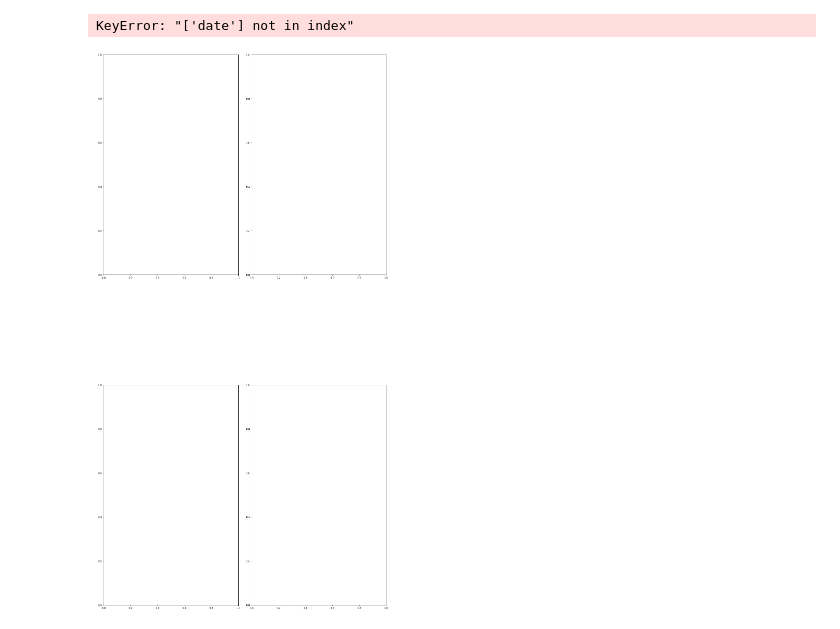
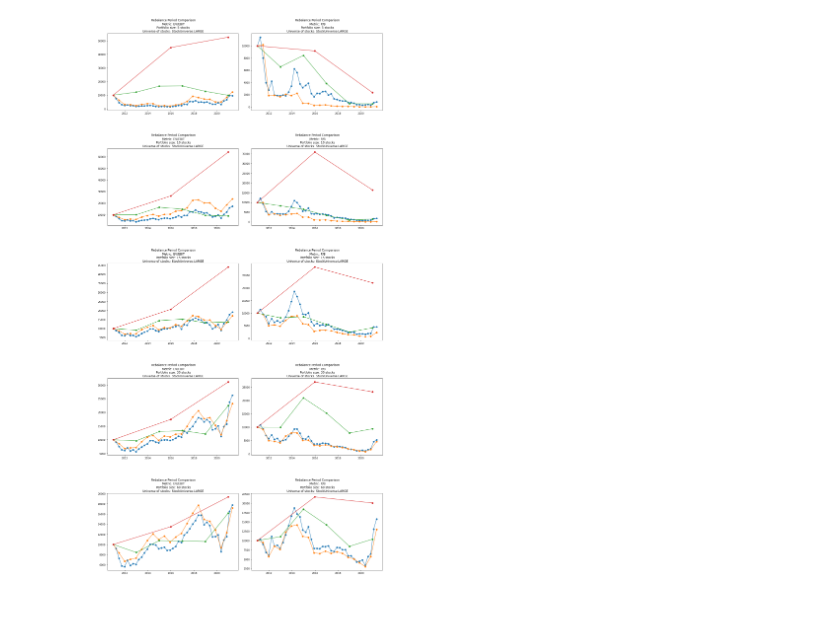
Before and after one commit to Olshansk/tip, a Jupyter notebook: notebooks/BackTest_InvestigateData.ipynb, the cells around one changed output. Saved outputs shown, nothing was run; the diff lists cells and outputs as text; code cells hidden in the pictures.

```diff
--- a/notebooks/BackTest_InvestigateData.ipynb
+++ b/notebooks/BackTest_InvestigateData.ipynb
@@ -39,14 +36,20 @@ DEVELOPMENT = False
 env = 'dev' if DEVELOPMENT else 'prod'
 # %%
 all_df_results = defaultdict(lambda: defaultdict(pd.DataFrame))
-all_rebalance_days = [90] # [90, 180, 730, 1825]
-all_portfolio_sizes = [30] # [5, 10, 15, 30, 60]
+all_rebalance_days = [90, 180, 730, 1825]
+all_portfolio_sizes = [5, 10, 15, 30, 60]
 
 for rebalance_days in all_rebalance_days:
     for portfolio_size in all_portfolio_sizes:
         filename = get_feather_filename('df_res', BASE_METRIC, TEST_METRIC, rebalance_days, portfolio_size, STOCKS_UNIVERSE, env)
         filename = os.path.join(DATA_PROCESSED_BASE_PATH, filename)
-        all_df_results[rebalance_days][portfolio_size] = read_df_from_feather(filename)
+
+        # TODO: Need to fix the source code that generates these dataframes
+        df = read_df_from_feather(filename)
+        df.rename(columns={'index': 'date'}, inplace=True)
+        df.set_index('date', inplace=True)
+
+        all_df_results[rebalance_days][portfolio_size] = df
 # %%
 def plot_backtest(
     df: pd.DataFrame,
@@ -55,8 +58,8 @@ def plot_backtest(
     rebalance_days: int,
     portfolio_size: int,
     stocks_universe: StockUniverse,
-    ax
-):
+    ax: plt.Axes,
+) -> None:
     ax.set(title=(
         f'{str(base_metric)} (base)'
         f' VS {str(test_metric)} (test)\n'
@@ -71,7 +74,7 @@ plt.rcParams["font.size"] = "30"
 fig, axes = plt.subplots(
     nrows=num_rows,
     ncols=2,
-    figsize=(40,20),
+    figsize=(40,100),
     gridspec_kw={'hspace':0.5, 'wspace': 0.1})
 
 row = 0
@@ -93,8 +98,8 @@ def plot_rebalance_days_investigation(
     portfolio_size: int,
     all_rebalance_days: List[int],
     stocks_universe: StockUniverse,
-    ax
-):
+    ax: plt.Axes,
+) -> None:
     ax.set(title =(
         f' Rebalance Period Comparison\n'
         f' Metric: {str(metric)}\n'
@@ -102,36 +107,36 @@ def plot_rebalance_days_investigation(
         f' Universe of stocks: {str(stocks_universe)}'))
     for rebalance_days in all_rebalance_days:
         series = df[f'price_{rebalance_days}']
         mask = ~np.isnan(series)
-        ax.plot(df.index[mask], series[mask], marker='o')
+        ax.plot(df.index[mask], series[mask], marker='o', label=rebalance_days)
+    ax.legend(loc='upper left')
 
 plt.rcParams["font.size"] = "10"
 fig, axes = plt.subplots(
     nrows=len(all_portfolio_sizes),
     ncols=2,
     figsize=(20,40),
     gridspec_kw={'hspace':0.5, 'wspace': 0.1})
 
 for i, portfolio_size in enumerate(all_portfolio_sizes):
     df_base = pd.DataFrame(columns=['date'])
     df_test = pd.DataFrame(columns=['date'])
 
     for j, rebalance_days in enumerate(all_rebalance_days):
         df = all_df_results[rebalance_days][portfolio_size].reset_index()
         base_prices = df[['date', 'base_price']].rename(columns={'base_price': f'price_{rebalance_days}'})
         test_prices = df[['date', 'test_price']].rename(columns={'test_price': f'price_{rebalance_days}'})
 
         df_base = df_base.merge(base_prices, how='outer', on='date')
         df_test = df_test.merge(test_prices, how='outer', on='date')
 
     df_base = df_base.set_index('date').sort_index()
     df_test = df_test.set_index('date').sort_index()
 
     plot_rebalance_days_investigation(df_base, BASE_METRIC, portfolio_size, all_rebalance_days, STOCKS_UNIVERSE, axes[i][0])
     plot_rebalance_days_investigation(df_test, TEST_METRIC, portfolio_size, all_rebalance_days, STOCKS_UNIVERSE, axes[i][1])
 # %% [output]
-KeyError: "['date'] not in index"
-[figure, old version]
+[figure, new version]
 # %%
 # For a specific rebalance period, plot performance of different rebalance days.
 
```
Also changed, not shown: parts of 7 cells of this notebook, 1 other file.
